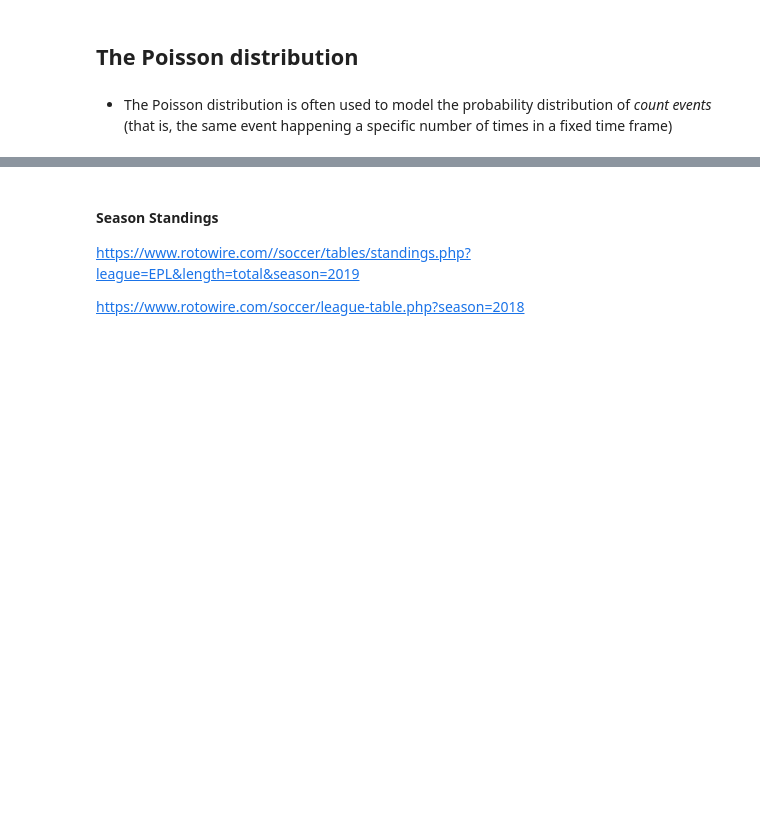
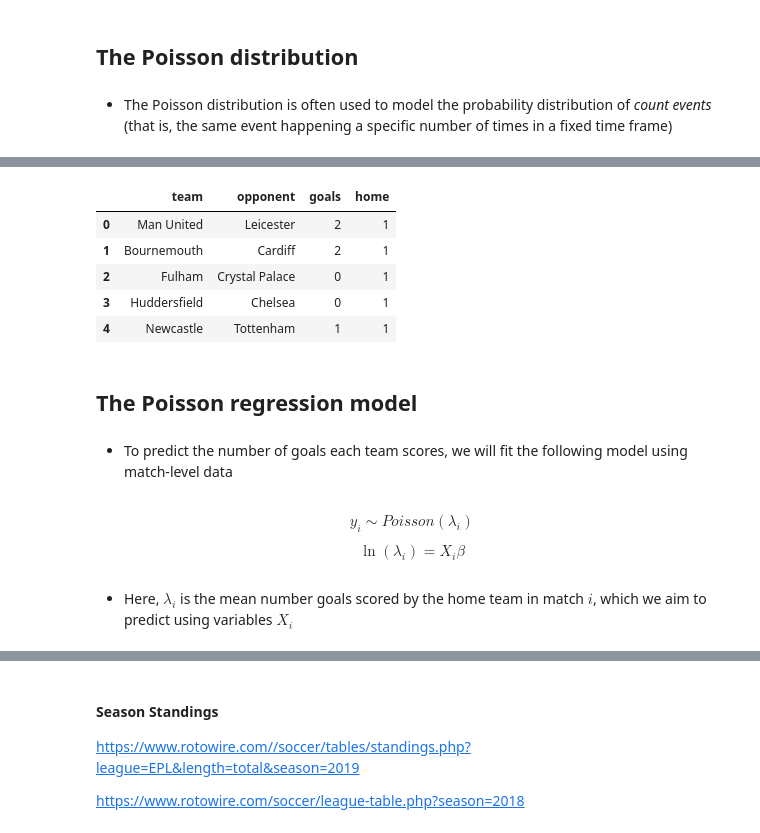
Before and after one commit to roncv/FootballForecasting, a Jupyter notebook: presentation.ipynb, the cells around one changed output, grey strips where cells are left out. Saved outputs shown, nothing was run; the diff lists cells and outputs as text; code cells hidden in the pictures; blank space fills up the shorter version.

```diff
--- a/presentation.ipynb
+++ b/presentation.ipynb
@@ -78,9 +85,12 @@ data.head()
 # %% [markdown]
 ## Light cleaning
 # %%
-# Filtering and renaming columns of interest
+# Filtering columns of interest
 columns = ["HomeTeam", "AwayTeam", "FTHG", "FTAG", "FTR"]
-data = data[columns].rename(
+data = data[columns]
+
+# Renaming columns
+data = data.rename(
     columns={"FTHG": "HomeGoals", "FTAG": "AwayGoals", "FTR": "Result"}
 )
 # %%
@@ -120,18 +137,19 @@ plt.show()
 # %%
-# Prepare the dataset
-# Separate home and away teams/goals - then concatenate
-goal_model_data = pd.concat(
-    [
-        data[["HomeTeam", "AwayTeam", "HomeGoals"]]
-        .assign(home=1)
-        .rename(
-            columns={"HomeTeam": "team", "AwayTeam": "opponent", "HomeGoals": "goals"}
-        ),
-        data[["AwayTeam", "HomeTeam", "AwayGoals"]]
-        .assign(home=0)
-        .rename(
-            columns={"AwayTeam": "team", "HomeTeam": "opponent", "AwayGoals": "goals"}
-        ),
-    ]
+#### PREPARE THE DATASET ####
+
+# Separate home goals data
+home_goals = data[["HomeTeam", "AwayTeam", "HomeGoals"]]
+home_goals = home_goals.assign(home=1)
+home_goals = home_goals.rename(
+    columns={"HomeTeam": "team",
+             "AwayTeam": "opponent",
+             "HomeGoals": "goals"}
 )
-goal_model_data.head()
+
+# Separate away goals data
+away_goals = data[["AwayTeam", "HomeTeam", "AwayGoals"]]
+away_goals = away_goals.assign(home=0)
+away_goals = away_goals.rename(
+    columns={"AwayTeam": "team",
+             "HomeTeam": "opponent", "AwayGoals": "goals"}
+)
@@ -147,3 +156,24 @@ $$\ln (\lambda_i) = X_i\beta$$
+# %%
+training_data = pd.concat([home_goals, away_goals])
+training_data.head()
+# %% [output]
+|  | team | opponent | goals | home |
+| 0 | Man United | Leicester | 2 | 1 |
+| 1 | Bournemouth | Cardiff | 2 | 1 |
+| 2 | Fulham | Crystal Palace | 0 | 1 |
+| 3 | Huddersfield | Chelsea | 0 | 1 |
+| 4 | Newcastle | Tottenham | 1 | 1 |
+# %% [markdown]
+## The Poisson regression model
+# %% [markdown]
+- To predict the number of goals each team scores, we will fit the following model using match-level data
+# %% [markdown]
+$$y_i \sim Poisson(\lambda_i)$$
+
+
+$$\ln (\lambda_i) = X_i\beta$$
+# %% [markdown]
+- Here, $\lambda_i$ is the mean number goals scored by the home team in match $i$, which we aim to predict using variables $X_i$
 # %%
 # Building the model
 # Poisson Regression: log-linear model
```
Also changed, not shown: parts of 69 cells of this notebook, 1 other file.
